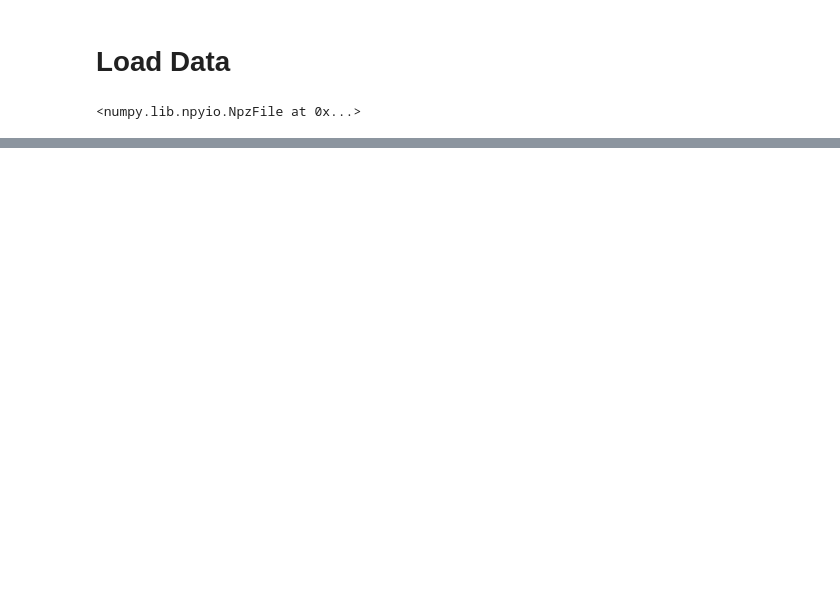
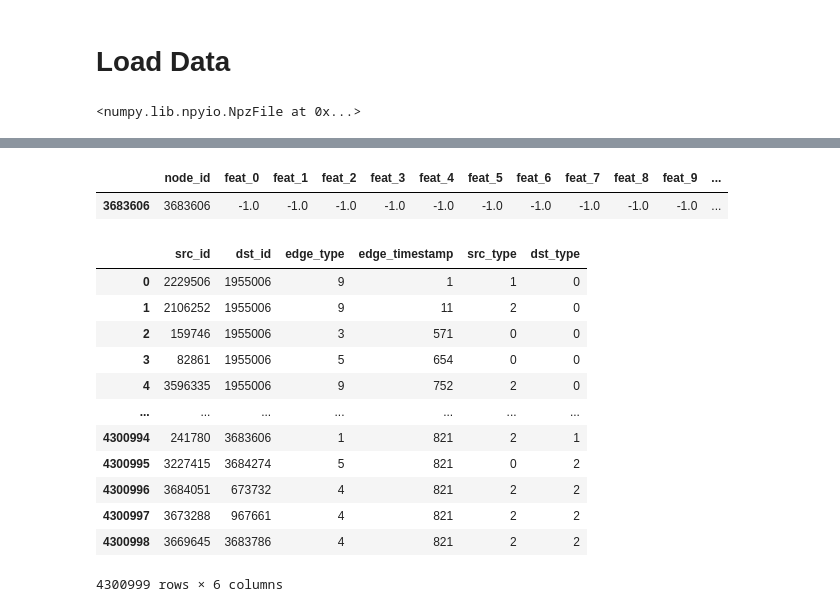
Before and after one commit to jiaxililearn/HRGCN-workspace, a Jupyter notebook: notebooks/prepare_dataset_temporal.ipynb, the cells around one changed output, grey strips where cells are left out. Drawn from its saved outputs; the diff is of its cells as text; code cells hidden in the pictures; blank space fills up the shorter version.

Commit message:
preprocess streaming dgl data

```diff
--- a/notebooks/prepare_dataset_temporal.ipynb
+++ b/notebooks/prepare_dataset_temporal.ipynb
@@ -672,0 +48,8 @@ write_node_type('test', test_node_feature)
+# %%
+edge_index = pd.DataFrame(edge_index, columns=[f"src_id", "dst_id"])
+edge_index["edge_type"] = edge_type
+edge_index["edge_timestamp"] = edge_timestamp
+
+edge_index = edge_index.sort_values("edge_timestamp")
+
+edge_index
@@ -672,0 +97,27 @@ write_node_type('test', test_node_feature)
+# %%
+node_feature[node_feature['node_id'] == 3683606]
+# %% [output]
+|  | node_id | feat_0 | feat_1 | feat_2 | feat_3 | feat_4 | feat_5 | feat_6 | feat_7 | feat_8 | feat_9 | ... |
+| 3683606 | 3683606 | -1.0 | -1.0 | -1.0 | -1.0 | -1.0 | -1.0 | -1.0 | -1.0 | -1.0 | -1.0 | ... |
+# %%
+full_data = edge_index.merge(
+    node_feature[["node_id", "node_type"]], left_on=["src_id"], right_on=["node_id"]
+).rename(columns={"node_type": "src_type"}).merge(
+    node_feature[["node_id", "node_type"]], left_on=["dst_id"], right_on=["node_id"]
+).rename(columns={"node_type": "dst_type"}).drop(['node_id_x', 'node_id_y'], axis=1)
+
+full_data
+# %% [output]
+|  | src_id | dst_id | edge_type | edge_timestamp | src_type | dst_type |
+| 0 | 2229506 | 1955006 | 9 | 1 | 1 | 0 |
+| 1 | 2106252 | 1955006 | 9 | 11 | 2 | 0 |
+| 2 | 159746 | 1955006 | 3 | 571 | 0 | 0 |
+| 3 | 82861 | 1955006 | 5 | 654 | 0 | 0 |
+| 4 | 3596335 | 1955006 | 9 | 752 | 2 | 0 |
+| ... | ... | ... | ... | ... | ... | ... |
+| 4300994 | 241780 | 3683606 | 1 | 821 | 2 | 1 |
+| 4300995 | 3227415 | 3684274 | 5 | 821 | 0 | 2 |
+| 4300996 | 3684051 | 673732 | 4 | 821 | 2 | 2 |
+| 4300997 | 3673288 | 967661 | 4 | 821 | 2 | 2 |
+| 4300998 | 3669645 | 3683786 | 4 | 821 | 2 | 2 |
+4300999 rows × 6 columns
```
Also changed, not shown: parts of 53 cells of this notebook, 1 other file.
